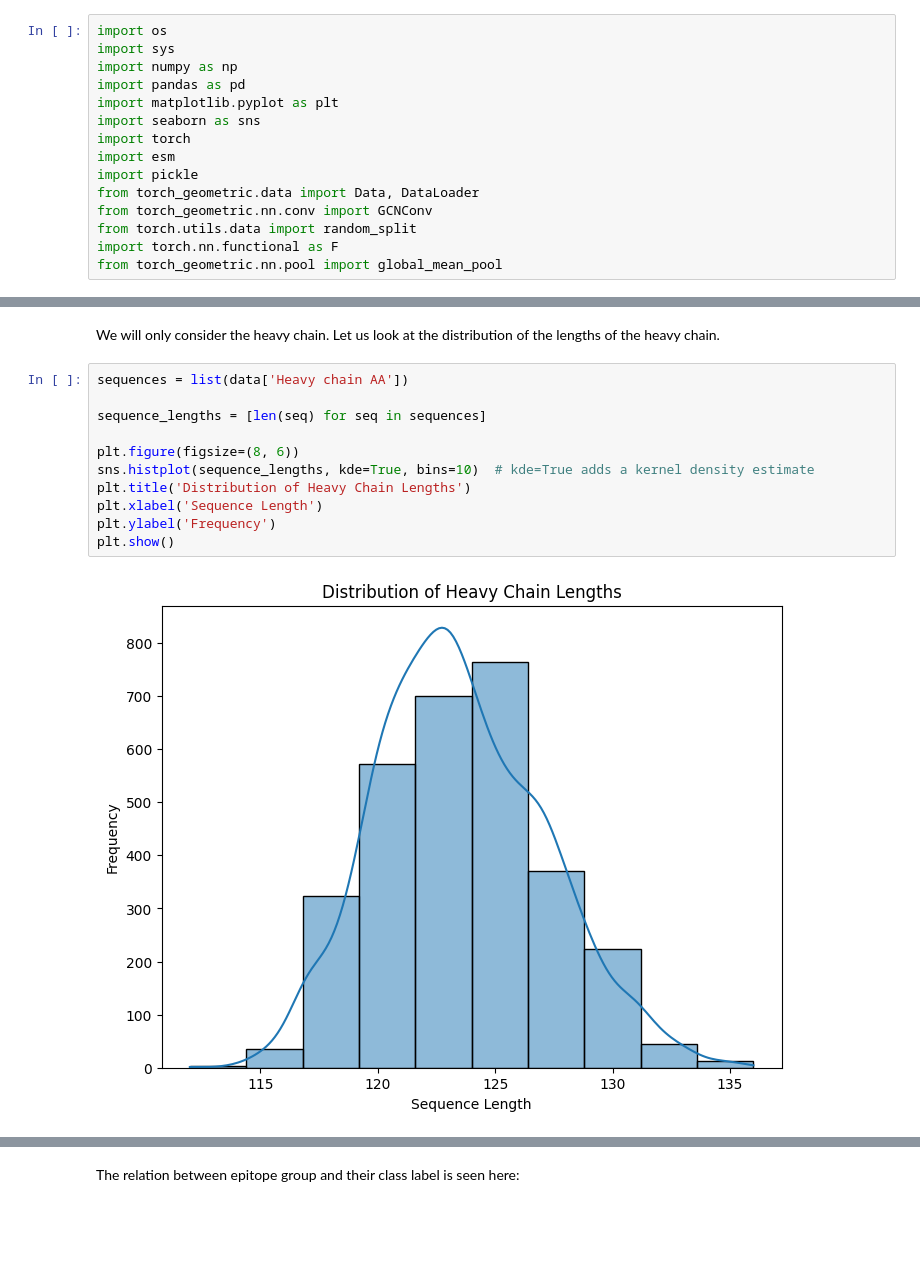
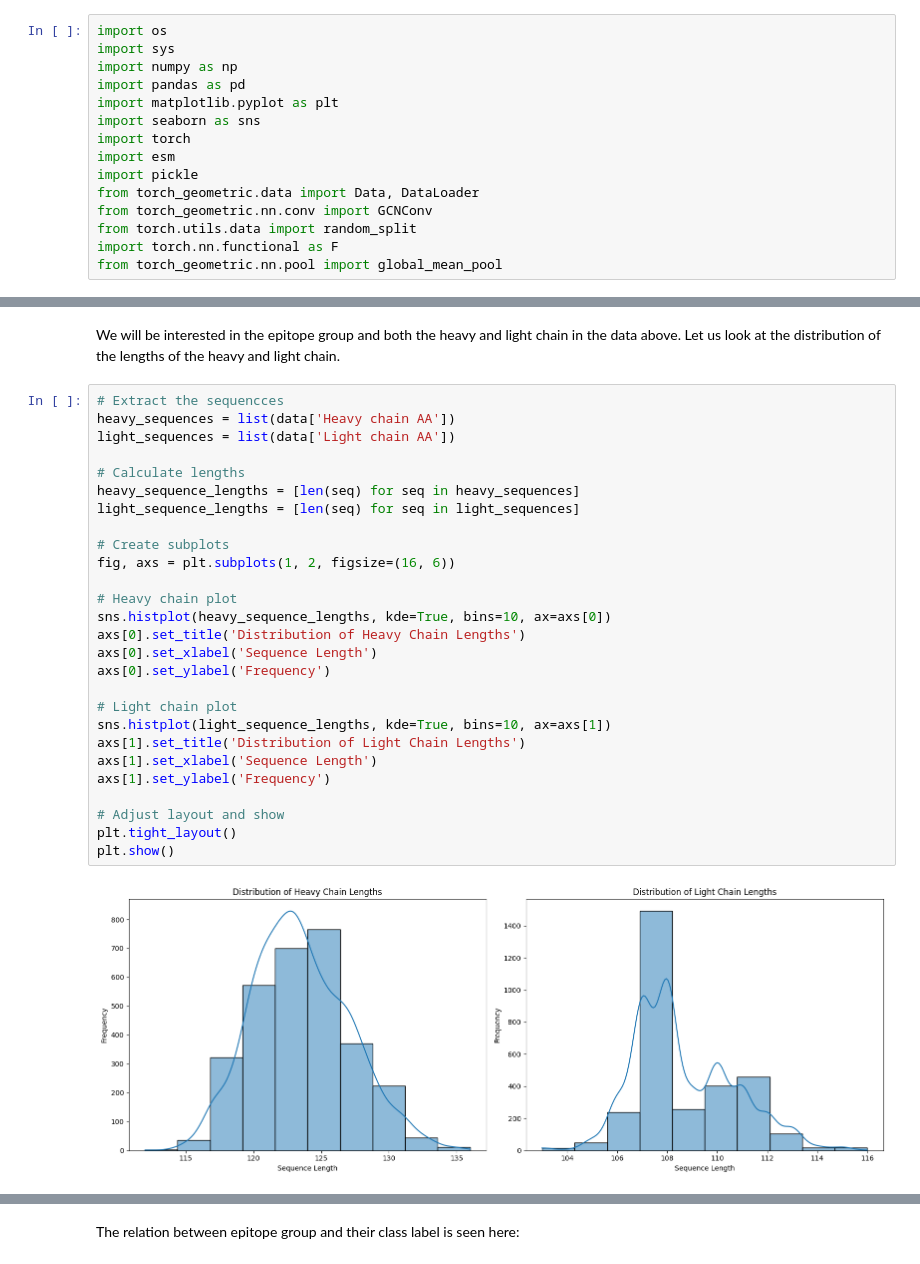
Before and after one commit to JonasBlomquist/AI4ProtEng_AIntibody, a Jupyter notebook: notebooks/graph_level_classification.ipynb, the cells around one changed output, grey strips where cells are left out. Drawn from its saved outputs; the diff is of its cells as text; blank space fills up the shorter version.

```diff
--- a/notebooks/graph_level_classification.ipynb
+++ b/notebooks/graph_level_classification.ipynb
@@ -71,18 +53,34 @@ display(data)
 | 3050 | BD55-6730 | E3 | SARS convalescents | >10 | >10 | >10 | >10 | >10 | >10 | >10 | ... |
 3051 rows × 16 columns
 # %% [markdown]
-We will only consider the heavy chain. Let us look at the distribution of the lengths of the heavy chain.
+We will be interested in the epitope group and both the heavy and light chain in the data above. Let us look at the distribution of the lengths of the heavy and light chain.
-# %%
-sequences = list(data['Heavy chain AA'])
-
-sequence_lengths = [len(seq) for seq in sequences]
-
-plt.figure(figsize=(8, 6))
-sns.histplot(sequence_lengths, kde=True, bins=10)  # kde=True adds a kernel density estimate
-plt.title('Distribution of Heavy Chain Lengths')
-plt.xlabel('Sequence Length')
-plt.ylabel('Frequency')
-plt.show()
-# %% [output]
-[figure, removed]
+# %%
+# Extract the sequencces
+heavy_sequences = list(data['Heavy chain AA'])
+light_sequences = list(data['Light chain AA'])
+
+# Calculate lengths
+heavy_sequence_lengths = [len(seq) for seq in heavy_sequences]
+light_sequence_lengths = [len(seq) for seq in light_sequences]
+
+# Create subplots
+fig, axs = plt.subplots(1, 2, figsize=(16, 6))
+
+# Heavy chain plot
+sns.histplot(heavy_sequence_lengths, kde=True, bins=10, ax=axs[0])
+axs[0].set_title('Distribution of Heavy Chain Lengths')
+axs[0].set_xlabel('Sequence Length')
+axs[0].set_ylabel('Frequency')
+
+# Light chain plot
+sns.histplot(light_sequence_lengths, kde=True, bins=10, ax=axs[1])
+axs[1].set_title('Distribution of Light Chain Lengths')
+axs[1].set_xlabel('Sequence Length')
+axs[1].set_ylabel('Frequency')
+
+# Adjust layout and show
+plt.tight_layout()
+plt.show()
+# %% [output]
+[figure, added]
 # %% [markdown]
```
Also changed, not shown: parts of 34 cells of this notebook.
